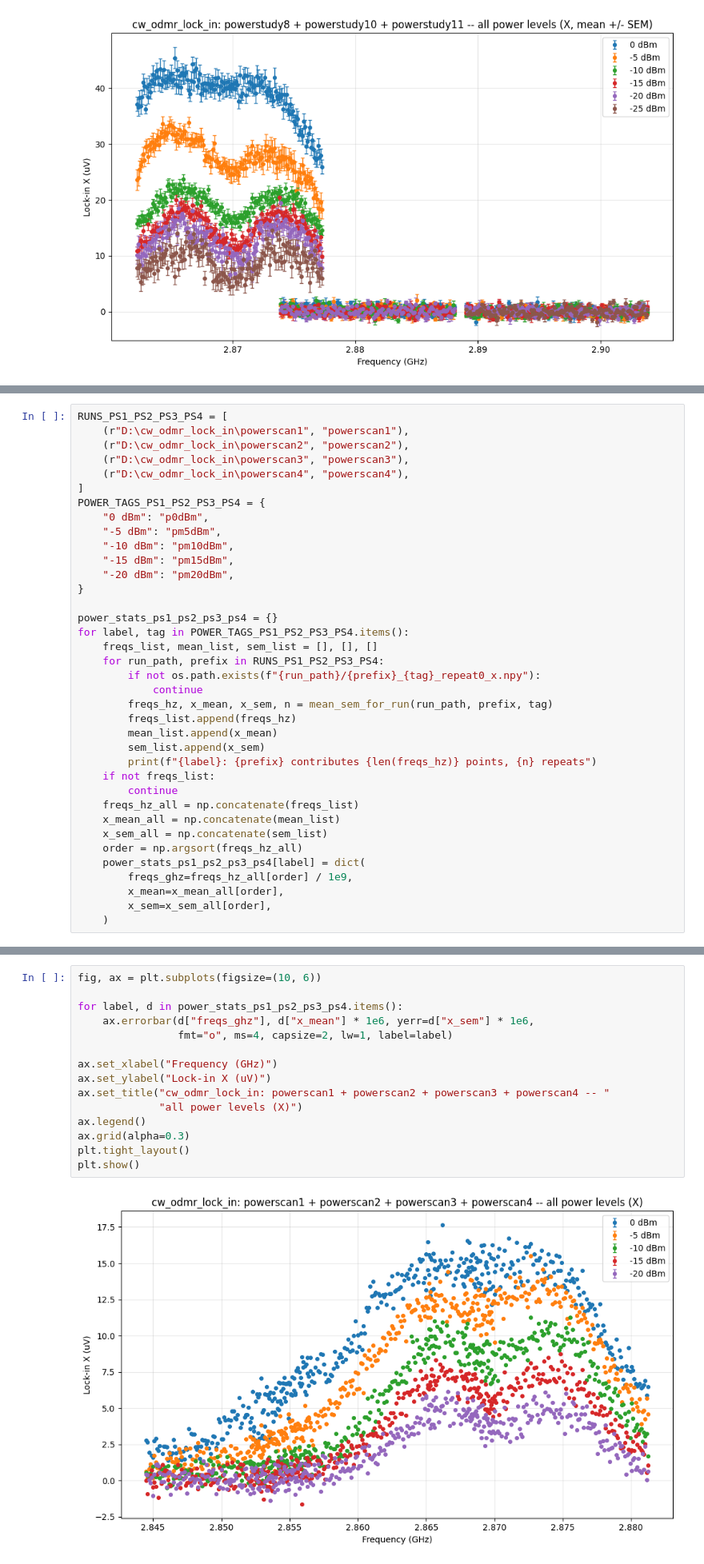
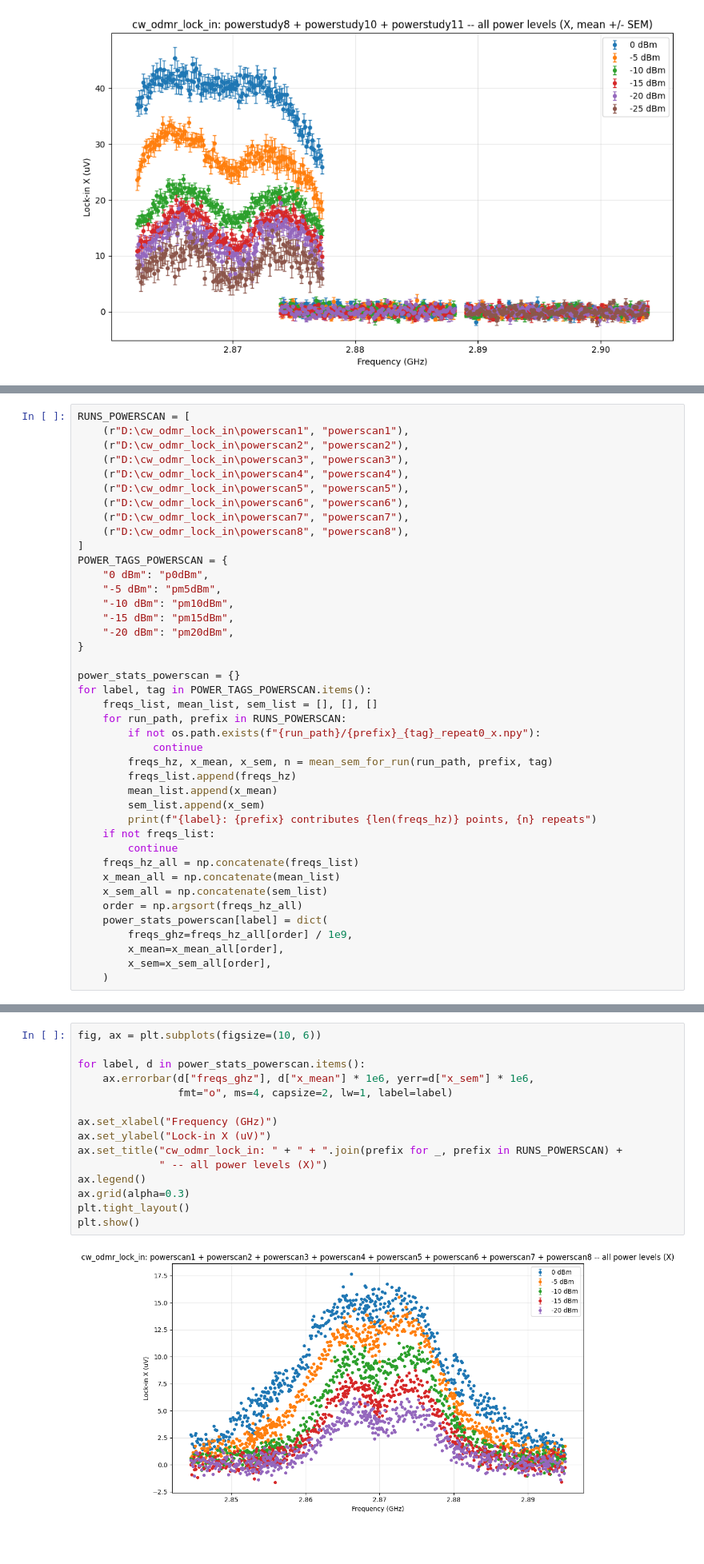
Before and after one commit to meimei2027/diamonds, a Jupyter notebook: experiment/cw_odmr_lock_in_result.ipynb, the cells around one changed output, grey strips where cells are left out. Shown at 80% size. Saved outputs shown, nothing was run; the diff lists cells and outputs as text; blank space fills up the shorter version.

```diff
--- a/experiment/cw_odmr_lock_in_result.ipynb
+++ b/experiment/cw_odmr_lock_in_result.ipynb
@@ -612,11 +612,15 @@ Combines `powerscan1` (~2.8677-2.8812 GHz), `powerscan2` (~2.8445-2.8565 GHz), `
 # %%
-RUNS_PS1_PS2_PS3_PS4 = [
+RUNS_POWERSCAN = [
     (r"D:\cw_odmr_lock_in\powerscan1", "powerscan1"),
     (r"D:\cw_odmr_lock_in\powerscan2", "powerscan2"),
     (r"D:\cw_odmr_lock_in\powerscan3", "powerscan3"),
     (r"D:\cw_odmr_lock_in\powerscan4", "powerscan4"),
+    (r"D:\cw_odmr_lock_in\powerscan5", "powerscan5"),
+    (r"D:\cw_odmr_lock_in\powerscan6", "powerscan6"),
+    (r"D:\cw_odmr_lock_in\powerscan7", "powerscan7"),
+    (r"D:\cw_odmr_lock_in\powerscan8", "powerscan8"),
 ]
-POWER_TAGS_PS1_PS2_PS3_PS4 = {
+POWER_TAGS_POWERSCAN = {
     "0 dBm": "p0dBm",
     "-5 dBm": "pm5dBm",
     "-10 dBm": "pm10dBm",
@@ -624,10 +628,10 @@ POWER_TAGS_PS1_PS2_PS3_PS4 = {
     "-20 dBm": "pm20dBm",
 }
 
-power_stats_ps1_ps2_ps3_ps4 = {}
-for label, tag in POWER_TAGS_PS1_PS2_PS3_PS4.items():
+power_stats_powerscan = {}
+for label, tag in POWER_TAGS_POWERSCAN.items():
     freqs_list, mean_list, sem_list = [], [], []
-    for run_path, prefix in RUNS_PS1_PS2_PS3_PS4:
+    for run_path, prefix in RUNS_POWERSCAN:
         if not os.path.exists(f"{run_path}/{prefix}_{tag}_repeat0_x.npy"):
             continue
         freqs_hz, x_mean, x_sem, n = mean_sem_for_run(run_path, prefix, tag)
@@ -641,7 +645,7 @@ for label, tag in POWER_TAGS_PS1_PS2_PS3_PS4.items():
     x_mean_all = np.concatenate(mean_list)
     x_sem_all = np.concatenate(sem_list)
     order = np.argsort(freqs_hz_all)
-    power_stats_ps1_ps2_ps3_ps4[label] = dict(
+    power_stats_powerscan[label] = dict(
         freqs_ghz=freqs_hz_all[order] / 1e9,
         x_mean=x_mean_all[order],
         x_sem=x_sem_all[order],
@@ -670,17 +671,17 @@ for label, tag in POWER_TAGS_PS1_PS2_PS3_PS4.items():
 # %%
 fig, ax = plt.subplots(figsize=(10, 6))
 
-for label, d in power_stats_ps1_ps2_ps3_ps4.items():
+for label, d in power_stats_powerscan.items():
     ax.errorbar(d["freqs_ghz"], d["x_mean"] * 1e6, yerr=d["x_sem"] * 1e6,
                 fmt="o", ms=4, capsize=2, lw=1, label=label)
 
 ax.set_xlabel("Frequency (GHz)")
 ax.set_ylabel("Lock-in X (uV)")
-ax.set_title("cw_odmr_lock_in: powerscan1 + powerscan2 + powerscan3 + powerscan4 -- "
-             "all power levels (X)")
+ax.set_title("cw_odmr_lock_in: " + " + ".join(prefix for _, prefix in RUNS_POWERSCAN) +
+             " -- all power levels (X)")
 ax.legend()
 ax.grid(alpha=0.3)
 plt.tight_layout()
 plt.show()
 # %% [output]
-[figure, old version]
+[figure, new version]
```
Also changed, not shown: parts of 2 cells of this notebook, 1 other file.
